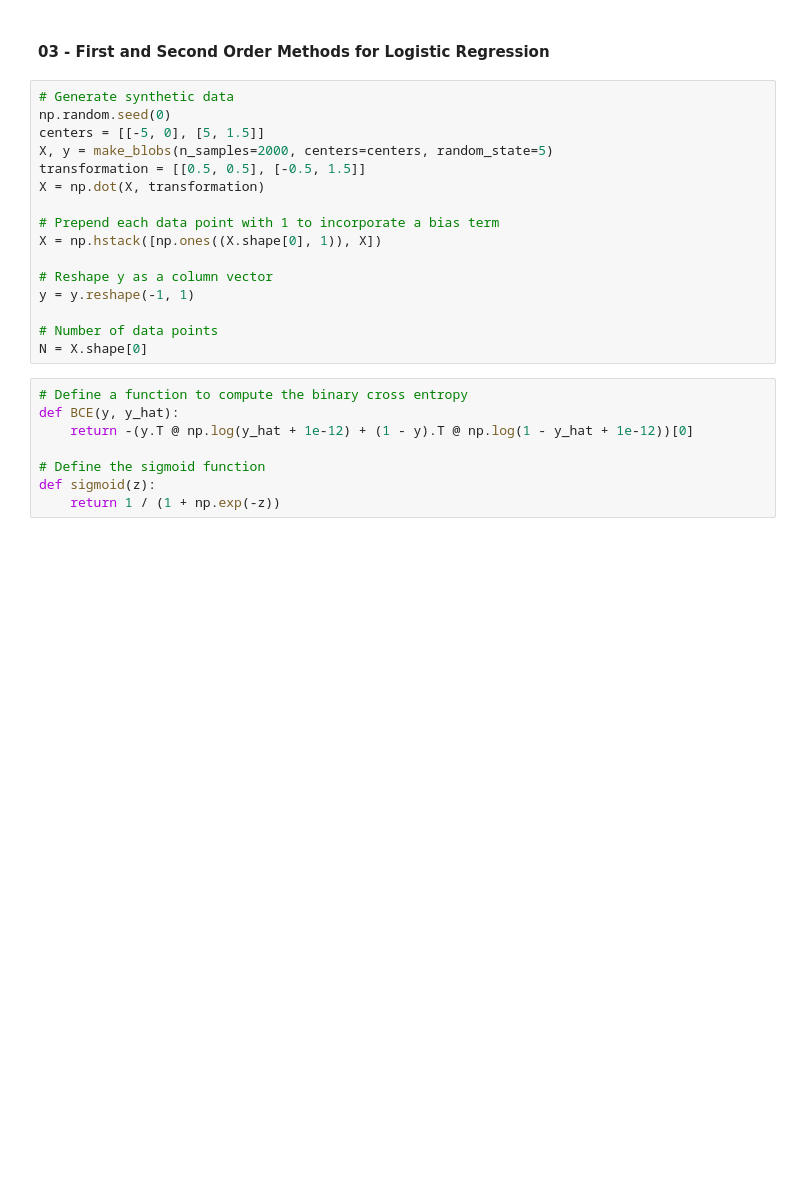
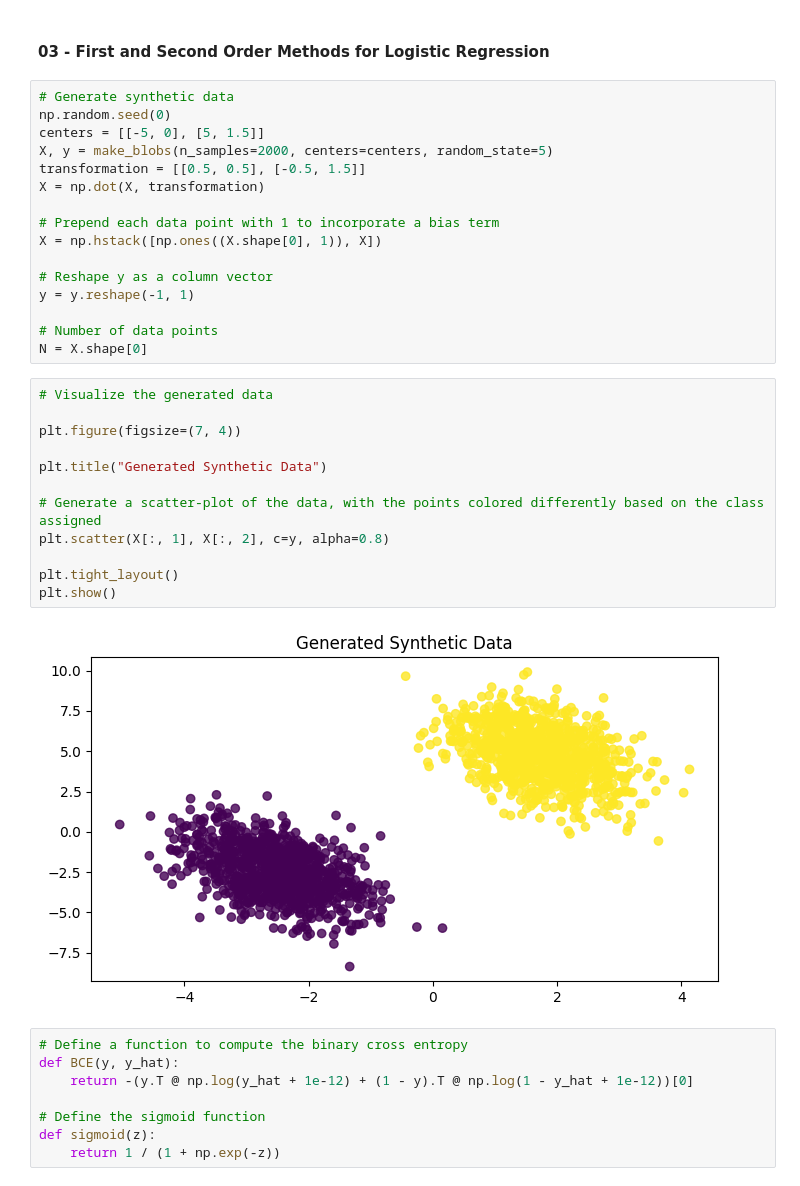
Before and after one commit to pulasthi-u/en3150-assignment02, a Jupyter notebook: A02.ipynb, the cells around one changed output. Cells and saved outputs as stored; diff of their text form; blank space fills up the shorter version.

```diff
--- a/A02.ipynb
+++ b/A02.ipynb
@@ -141,6 +141,20 @@ y = y.reshape(-1, 1)
 
 # Number of data points
 N = X.shape[0]
+# %%
+# Visualize the generated data
+
+plt.figure(figsize=(7, 4))
+
+plt.title("Generated Synthetic Data")
+
+# Generate a scatter-plot of the data, with the points colored differently based on the class assigned
+plt.scatter(X[:, 1], X[:, 2], c=y, alpha=0.8)
+
+plt.tight_layout()
+plt.show()
+# %% [output]
+[figure, added]
 # %%
 # Define a function to compute the binary cross entropy
 def BCE(y, y_hat):
```
Also changed, not shown: parts of 10 cells of this notebook.
